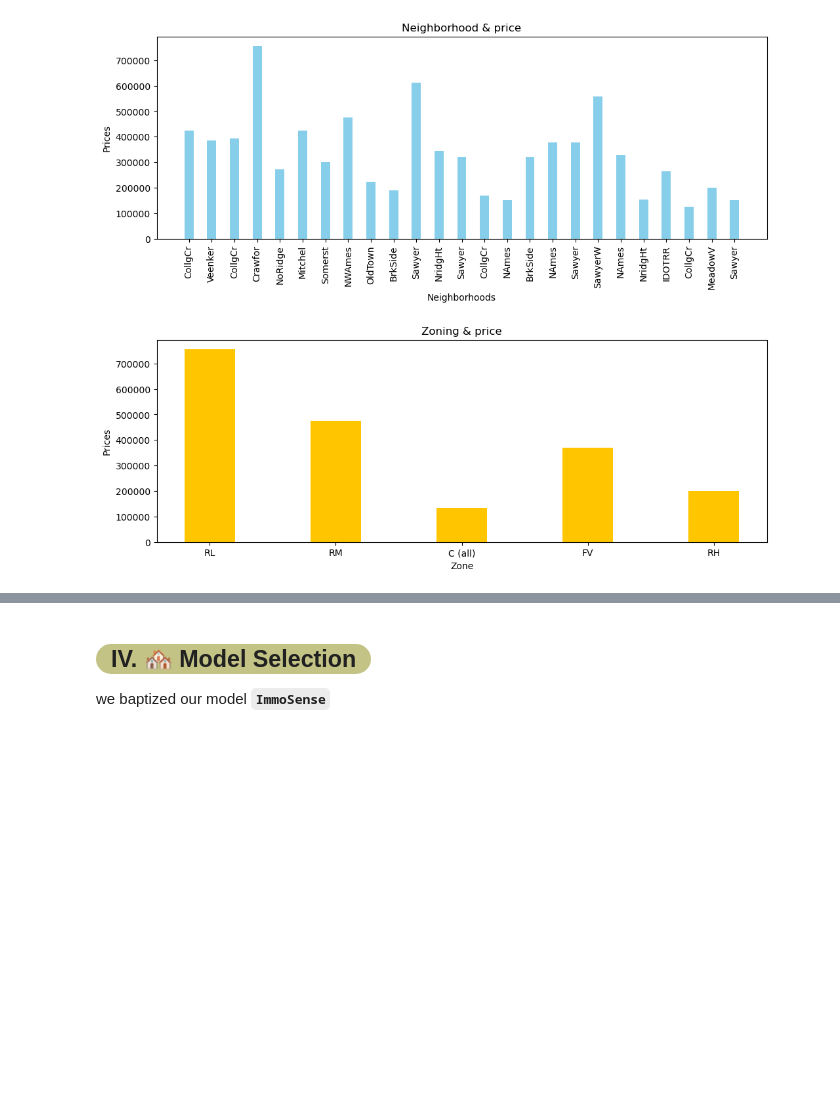
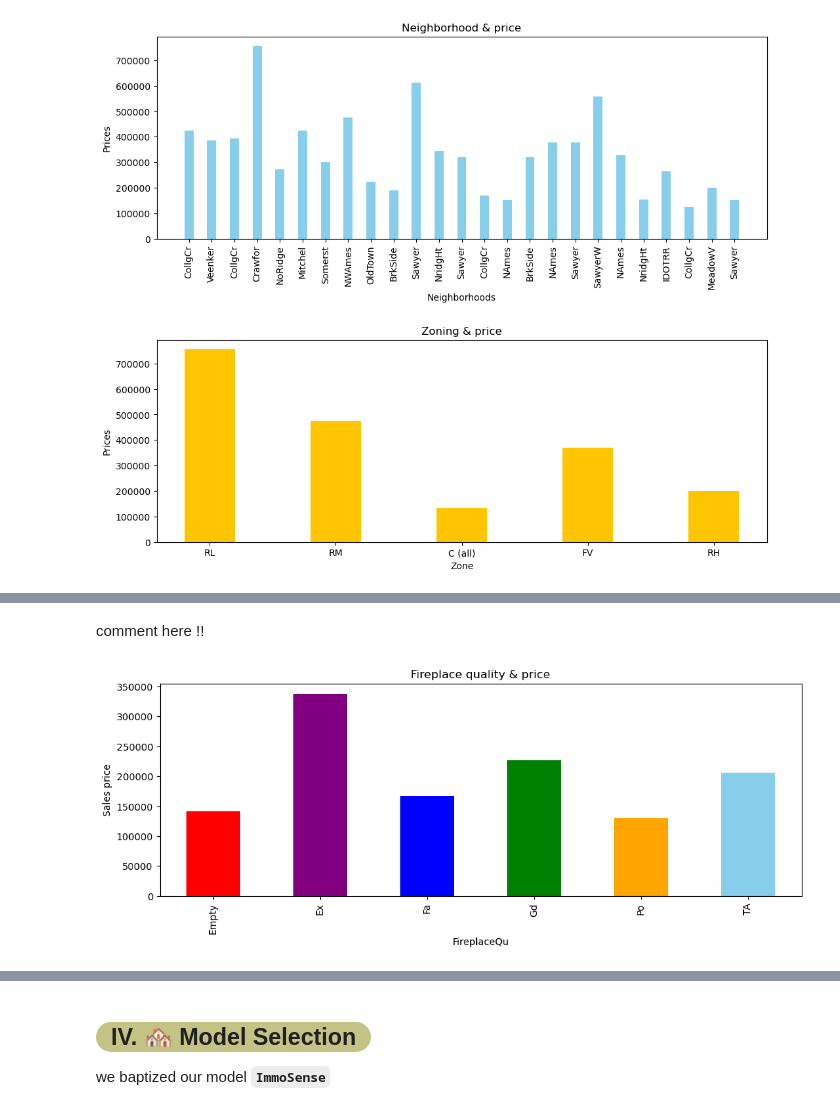
Before and after one commit to superMass14/immoSense, a Jupyter notebook: notebook/main.ipynb, the cells around one changed output, grey strips where cells are left out. Cells and saved outputs as stored; diff of their text form; code cells hidden in the pictures; blank space fills up the shorter version.

```diff
--- a/notebook/main.ipynb
+++ b/notebook/main.ipynb
@@ -383,0 +396,11 @@ plt.show()
+# %% [markdown]
+comment here !!
+# %%
+add_v.groupby("FireplaceQu")["SalePrice"].mean().plot(kind="bar",
+                                                    title="Fireplace quality & price",
+                                                    ylabel="Sales price",
+                                                    color=["red", "purple", "blue", "green", "orange", "skyblue"],
+                                                    figsize=(12,4))
+plt.show()
+# %% [output]
+[figure, added]
```
Also changed, not shown: parts of 15 cells of this notebook.
